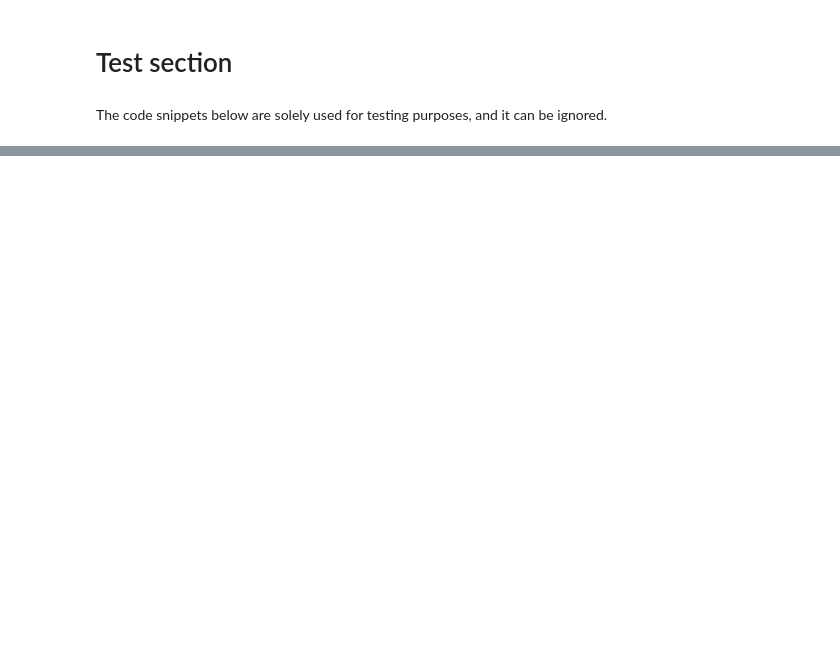
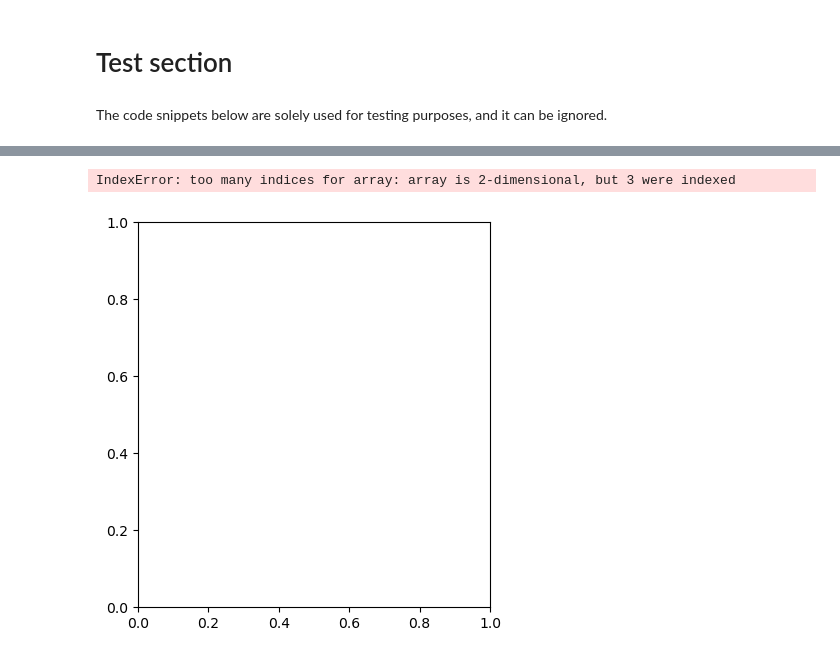
Before and after one commit to Pooh555/Image-Analysis, a Jupyter notebook: border_generation.ipynb, the cells around one changed output, grey strips where cells are left out. Saved outputs shown, nothing was run; the diff lists cells and outputs as text; code cells hidden in the pictures; blank space fills up the shorter version.

```diff
--- a/border_generation.ipynb
+++ b/border_generation.ipynb
@@ -179,0 +250,18 @@ error: OpenCV(4.11.0) /home/conda/feedstock_root/build_artifacts/libopencv_17435
+# %%
+# Using Canny edge detection
+edges = cv2.Canny(modified_image, threshold1=50, threshold2=150)
+
+plt.figure(figsize=(10, 5))
+plt.subplot(1, 2, 1)
+plt.imshow(image[:, :, ::-1])
+plt.title("Original Image")
+plt.axis("off")
+
+plt.subplot(1, 2, 2)
+plt.imshow(edges, cmap="gray")
+plt.title("Detected Edges (Canny)")
+plt.axis("off")
+plt.show()
+# %% [output]
+IndexError: too many indices for array: array is 2-dimensional, but 3 were indexed
+[figure, added]
```
Also changed, not shown: parts of 11 cells of this notebook.
